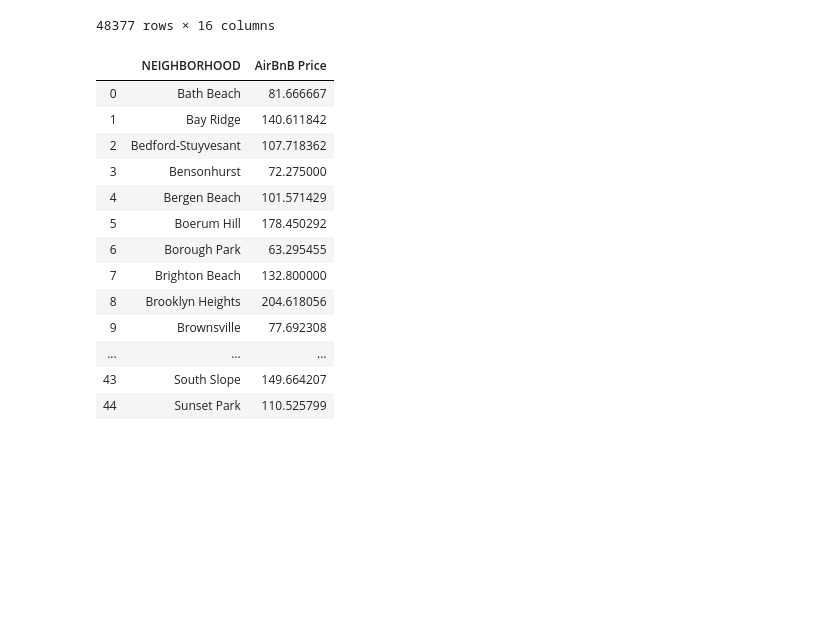
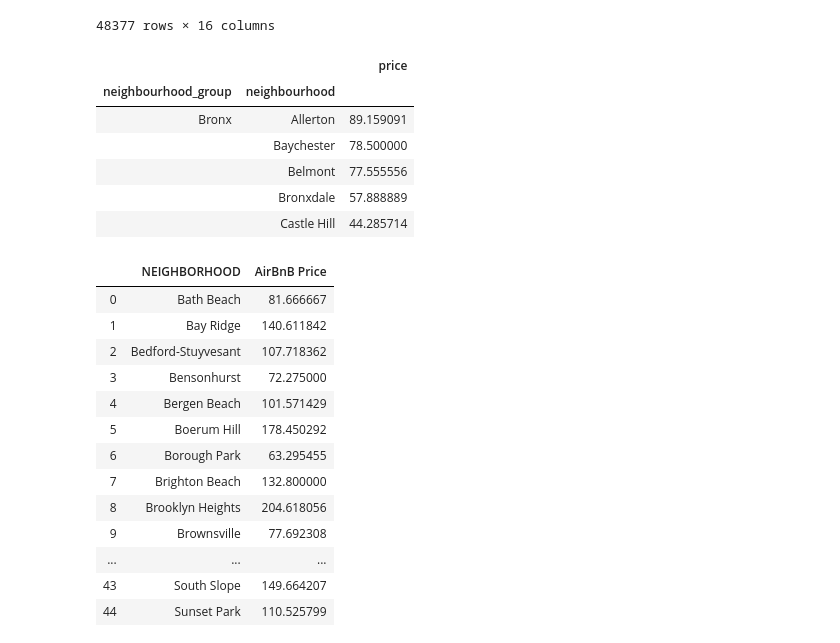
Before and after one commit to nate1mace/TheSuperGroup, a Jupyter notebook: Airbnb to Sales Sept2019.ipynb, the cells around one changed output. Saved outputs shown, nothing was run; the diff lists cells and outputs as text; code cells hidden in the pictures; blank space fills up the shorter version.

Commit message:
Airbnb Dataframe Raw Data

```diff
--- a/Airbnb to Sales Sept2019.ipynb
+++ b/Airbnb to Sales Sept2019.ipynb
@@ -48,7 +48,15 @@ df_nbrhd = df_slimmed.groupby(['neighbourhood_group','neighbourhood']).mean()
 #df_borough = df_slimmed.groupby(['neighbourhood_group']).mean().reset_index()
 # %%
 # df_neighborhood.head()
-#df_borough.head()
+df_nbrhd.head()
+# %% [output]
+|  |  | price |
+| neighbourhood_group | neighbourhood |  |
+| Bronx | Allerton | 89.159091 |
+|  | Baychester | 78.500000 |
+|  | Belmont | 77.555556 |
+|  | Bronxdale | 57.888889 |
+|  | Castle Hill | 44.285714 |
 # %%
 #Ignore this, it was a bar graph of the average price by neighborhood.
 
```
Also changed, not shown: 9 other files.
